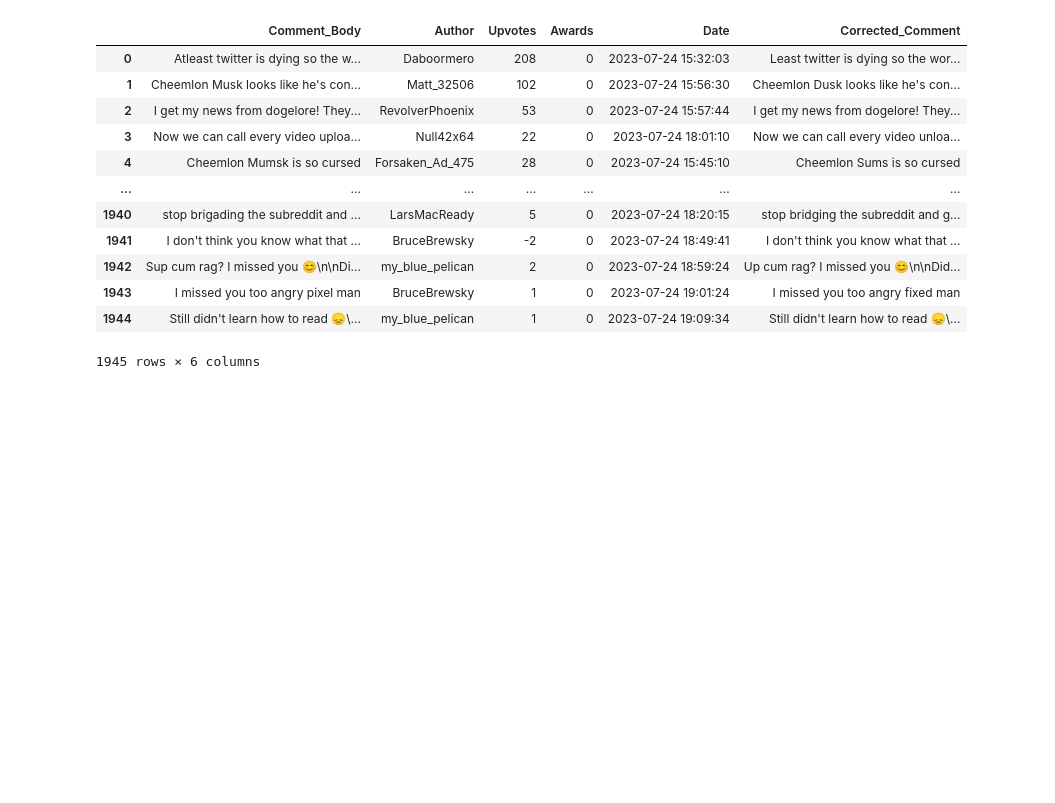
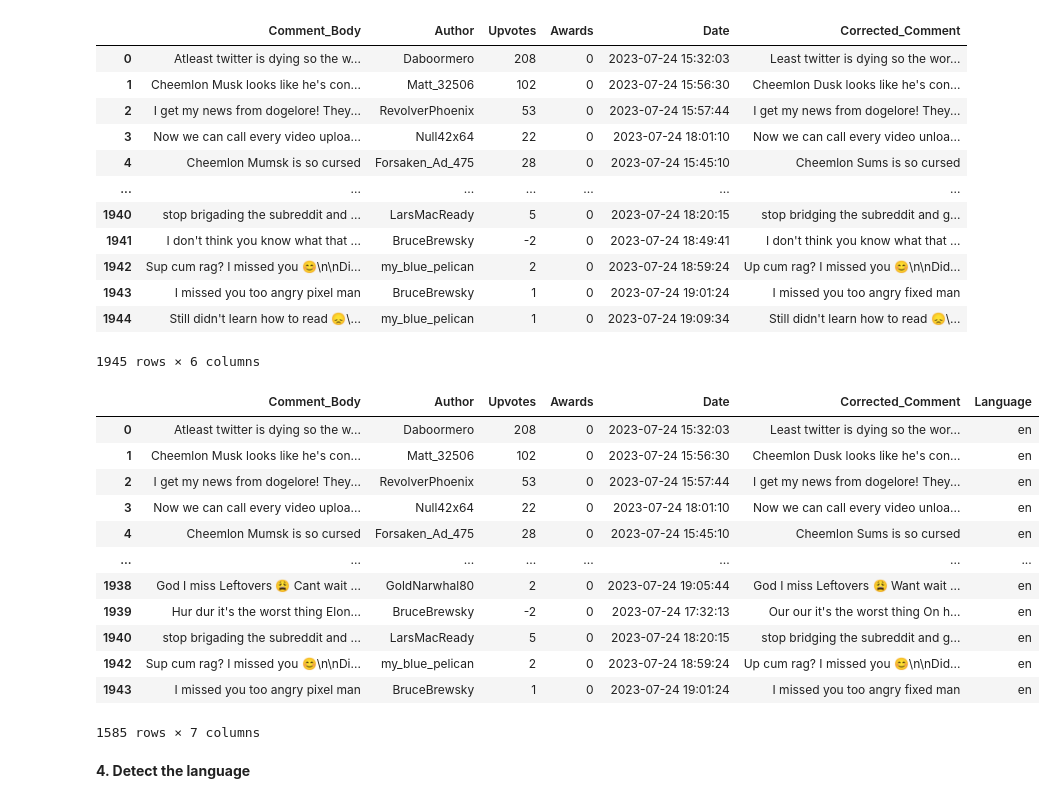
Before and after one commit to hasanenesguray/WU-Web-Analytics-and-Social-Media, a Jupyter notebook: Coursework/Elon Musk.ipynb, the cells around one changed output. Cells and saved outputs as stored; diff of their text form; code cells hidden in the pictures; blank space fills up the shorter version.

```diff
--- a/Coursework/Elon Musk.ipynb
+++ b/Coursework/Elon Musk.ipynb
@@ -94,3 +100,21 @@ df
 | 1943 | I missed you too angry pixel man | BruceBrewsky | 1 | 0 | 2023-07-24 19:01:24 | I missed you too angry fixed man |
 | 1944 | Still didn't learn how to read 😞\... | my_blue_pelican | 1 | 0 | 2023-07-24 19:09:34 | Still didn't learn how to read 😞\... |
 1945 rows × 6 columns
+# %%
+df[df['Comment_Body'] != df['Corrected_Comment']]
+# %% [output]
+|  | Comment_Body | Author | Upvotes | Awards | Date | Corrected_Comment | Language |
+| 0 | Atleast twitter is dying so the w... | Daboormero | 208 | 0 | 2023-07-24 15:32:03 | Least twitter is dying so the wor... | en |
+| 1 | Cheemlon Musk looks like he's con... | Matt_32506 | 102 | 0 | 2023-07-24 15:56:30 | Cheemlon Dusk looks like he's con... | en |
+| 2 | I get my news from dogelore! They... | RevolverPhoenix | 53 | 0 | 2023-07-24 15:57:44 | I get my news from dogelore! They... | en |
+| 3 | Now we can call every video uploa... | Null42x64 | 22 | 0 | 2023-07-24 18:01:10 | Now we can call every video unloa... | en |
+| 4 | Cheemlon Mumsk is so cursed | Forsaken_Ad_475 | 28 | 0 | 2023-07-24 15:45:10 | Cheemlon Sums is so cursed | en |
+| ... | ... | ... | ... | ... | ... | ... | ... |
+| 1938 | God I miss Leftovers 😩 Cant wait ... | GoldNarwhal80 | 2 | 0 | 2023-07-24 19:05:44 | God I miss Leftovers 😩 Want wait ... | en |
+| 1939 | Hur dur it's the worst thing Elon... | BruceBrewsky | -2 | 0 | 2023-07-24 17:32:13 | Our our it's the worst thing On h... | en |
+| 1940 | stop brigading the subreddit and ... | LarsMacReady | 5 | 0 | 2023-07-24 18:20:15 | stop bridging the subreddit and g... | en |
+| 1942 | Sup cum rag? I missed you 😊\n\nDi... | my_blue_pelican | 2 | 0 | 2023-07-24 18:59:24 | Up cum rag? I missed you 😊\n\nDid... | en |
+| 1943 | I missed you too angry pixel man | BruceBrewsky | 1 | 0 | 2023-07-24 19:01:24 | I missed you too angry fixed man | en |
+1585 rows × 7 columns
+# %% [markdown]
+**4. Detect the language**
```
Also changed, not shown: parts of 13 cells of this notebook.
